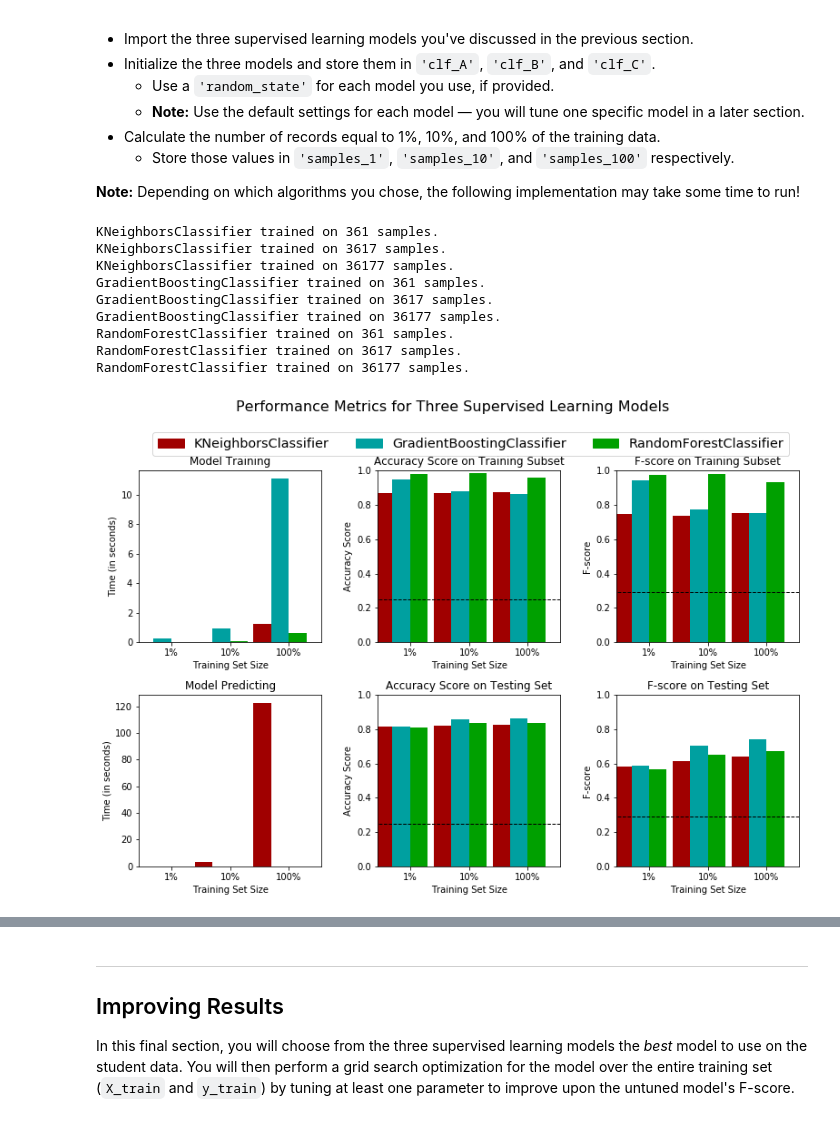
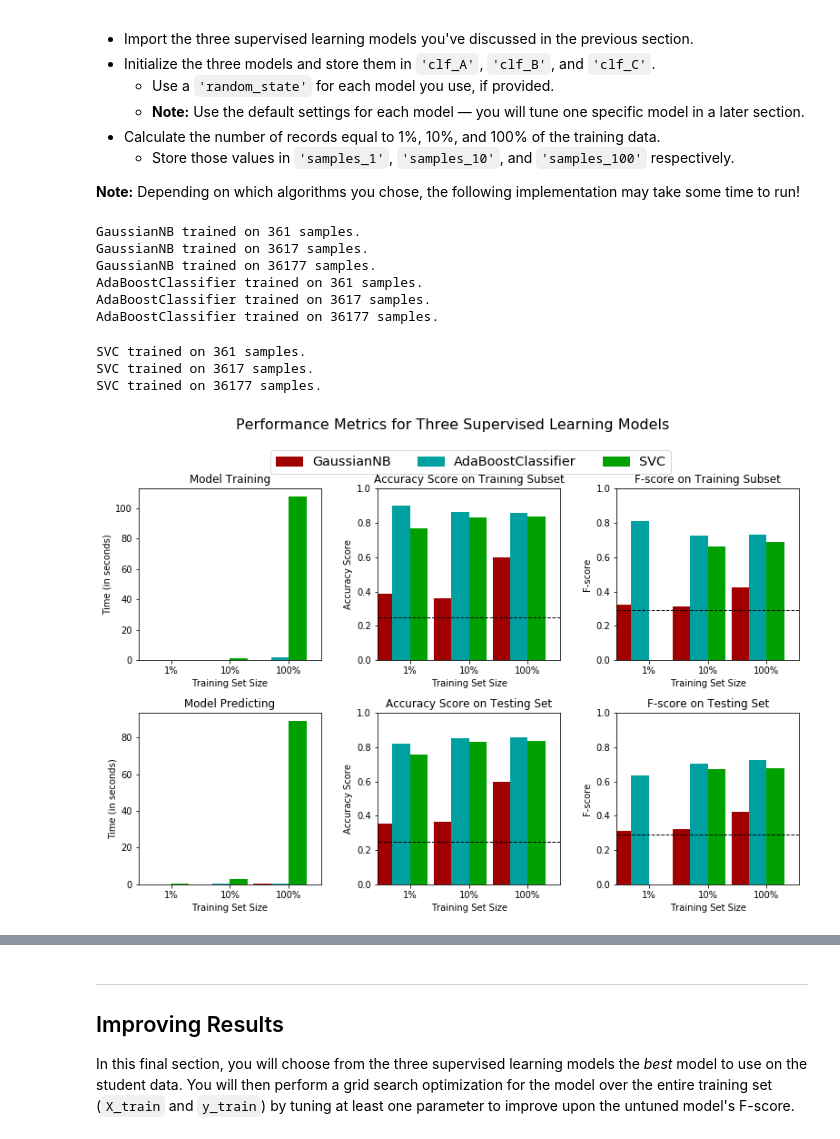
Before and after one commit to vedmitra/machine-learning_u, a Jupyter notebook: finding_donors/finding_donors.ipynb, the cells around one changed output, grey strips where cells are left out. Saved outputs shown, nothing was run; the diff lists cells and outputs as text; code cells hidden in the pictures.

```diff
--- a/finding_donors/finding_donors.ipynb
+++ b/finding_donors/finding_donors.ipynb
@@ -327,7 +364,7 @@ def train_predict(learner, sample_size, X_train, y_train, X_test, y_test):
     # TODO: Get the predictions on the test set(X_test),
     #       then get predictions on the first 300 training samples(X_train) using .predict()
     start = time() # Get start time
-    predictions_test = learner.predict(X_test[:sample_size])
+    predictions_test = learner.predict(X_test)
     predictions_train = learner.predict(X_train[:sample_size])
     end = time() # Get end time
 
@@ -338,13 +375,13 @@ def train_predict(learner, sample_size, X_train, y_train, X_test, y_test):
     results['acc_train'] = accuracy_score(y_train[:sample_size],predictions_train[:sample_size])
 
     # TODO: Compute accuracy on test set using accuracy_score()
-    results['acc_test'] = accuracy_score(y_test[:sample_size],predictions_test[:sample_size])
+    results['acc_test'] = accuracy_score(y_test,predictions_test)
 
     # TODO: Compute F-score on the the first 300 training samples using fbeta_score()
-    results['f_train'] = fbeta_score(y_train[:sample_size],predictions_train[:sample_size],beta=0.5)
+    results['f_train'] = fbeta_score(y_train[:sample_size],predictions_train[:sample_size],0.5)
 
     # TODO: Compute F-score on the test set which is y_test
-    results['f_test'] = fbeta_score(y_test[:sample_size],predictions_test[:sample_size],beta=0.5)
+    results['f_test'] = fbeta_score(y_test,predictions_test,0.5)
 
     # Success
     print("{} trained on {} samples.".format(learner.__class__.__name__, sample_size))
@@ -366,43 +403,43 @@ In the code cell, you will need to implement the following:
 # TODO: Import the three supervised learning models from sklearn
 from sklearn.naive_bayes import GaussianNB
 from sklearn.svm import SVC
 from sklearn.ensemble import RandomForestClassifier, AdaBoostClassifier, BaggingClassifier, GradientBoostingClassifier
 from sklearn.neighbors import KNeighborsClassifier
 from sklearn.tree import DecisionTreeClassifier
 from sklearn.linear_model import LogisticRegression, SGDClassifier
 
 # TODO: Initialize the three models
-clf_A = KNeighborsClassifier()
-clf_B = GradientBoostingClassifier()
-clf_C = RandomForestClassifier()
+clf_A = GaussianNB()
+clf_B = AdaBoostClassifier(random_state=0)
+clf_C = SVC(random_state=0)
 
 # TODO: Calculate the number of samples for 1%, 10%, and 100% of the training data
 # HINT: samples_100 is the entire training set i.e. len(y_train)
 # HINT: samples_10 is 10% of samples_100 (ensure to set the count of the values to be `int` and not `float`)
 # HINT: samples_1 is 1% of samples_100 (ensure to set the count of the values to be `int` and not `float`)
 samples_100 = len(X_train)
 samples_10 = int(len(X_train)/10)
 samples_1 = int(len(X_train)/100)
 
 # Collect results on the learners
 results = {}
 for clf in [clf_A, clf_B, clf_C]:
     clf_name = clf.__class__.__name__
     results[clf_name] = {}
     for i, samples in enumerate([samples_1, samples_10, samples_100]):
         results[clf_name][i] = \
         train_predict(clf, samples, X_train, y_train, X_test, y_test)
 
 # Run metrics visualization for the three supervised learning models chosen
 vs.evaluate(results, accuracy, fscore)
 # %% [output]
-KNeighborsClassifier trained on 361 samples.
-KNeighborsClassifier trained on 3617 samples.
-KNeighborsClassifier trained on 36177 samples.
-GradientBoostingClassifier trained on 361 samples.
-GradientBoostingClassifier trained on 3617 samples.
-GradientBoostingClassifier trained on 36177 samples.
-RandomForestClassifier trained on 361 samples.
-RandomForestClassifier trained on 3617 samples.
-RandomForestClassifier trained on 36177 samples.
+GaussianNB trained on 361 samples.
+GaussianNB trained on 3617 samples.
+GaussianNB trained on 36177 samples.
+AdaBoostClassifier trained on 361 samples.
+AdaBoostClassifier trained on 3617 samples.
+AdaBoostClassifier trained on 36177 samples.
+SVC trained on 361 samples.
+SVC trained on 3617 samples.
+SVC trained on 36177 samples.
-[figure, old version]
+[figure, new version]
```
Also changed, not shown: parts of 24 cells of this notebook.
